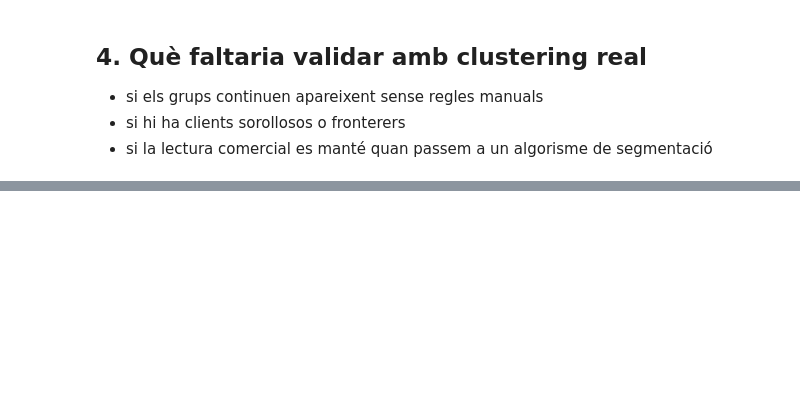
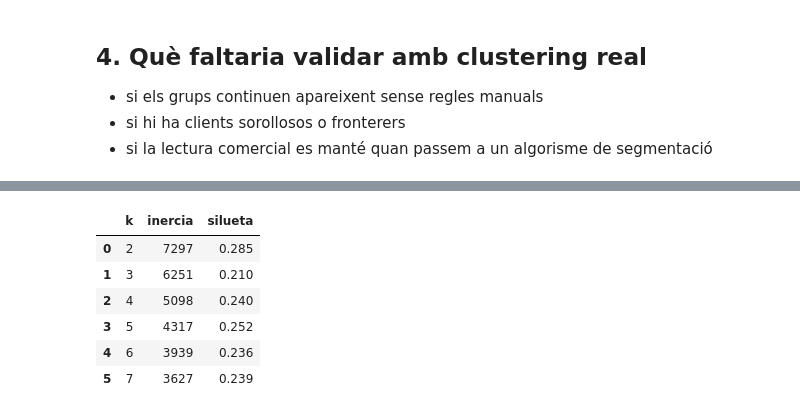
Before and after one commit to ComfyPenguin/BiciTierra_Market, a Jupyter notebook: notebooks/03_segmentacio.ipynb, the cells around one changed output, grey strips where cells are left out. Cells and saved outputs as stored; diff of their text form; code cells hidden in the pictures; blank space fills up the shorter version.

```diff
--- a/notebooks/03_segmentacio.ipynb
+++ b/notebooks/03_segmentacio.ipynb
@@ -62,0 +166,14 @@ customers[['annual_spend','orders_last_12m','days_since_last_order','returns_rat
+# %%
+pruebas = []
+for k in range(2, 8):
+    km = KMeans(n_clusters=k, n_init=10, random_state=42).fit(Z)
+    pruebas.append({'k': k, 'inercia': round(km.inertia_), 'silueta': round(silhouette_score(Z, km.labels_), 3)})
+pd.DataFrame(pruebas)
+# %% [output]
+|  | k | inercia | silueta |
+| 0 | 2 | 7297 | 0.285 |
+| 1 | 3 | 6251 | 0.210 |
+| 2 | 4 | 5098 | 0.240 |
+| 3 | 5 | 4317 | 0.252 |
+| 4 | 6 | 3939 | 0.236 |
+| 5 | 7 | 3627 | 0.239 |
```
Also changed, not shown: parts of 17 cells of this notebook, 3 other files.
